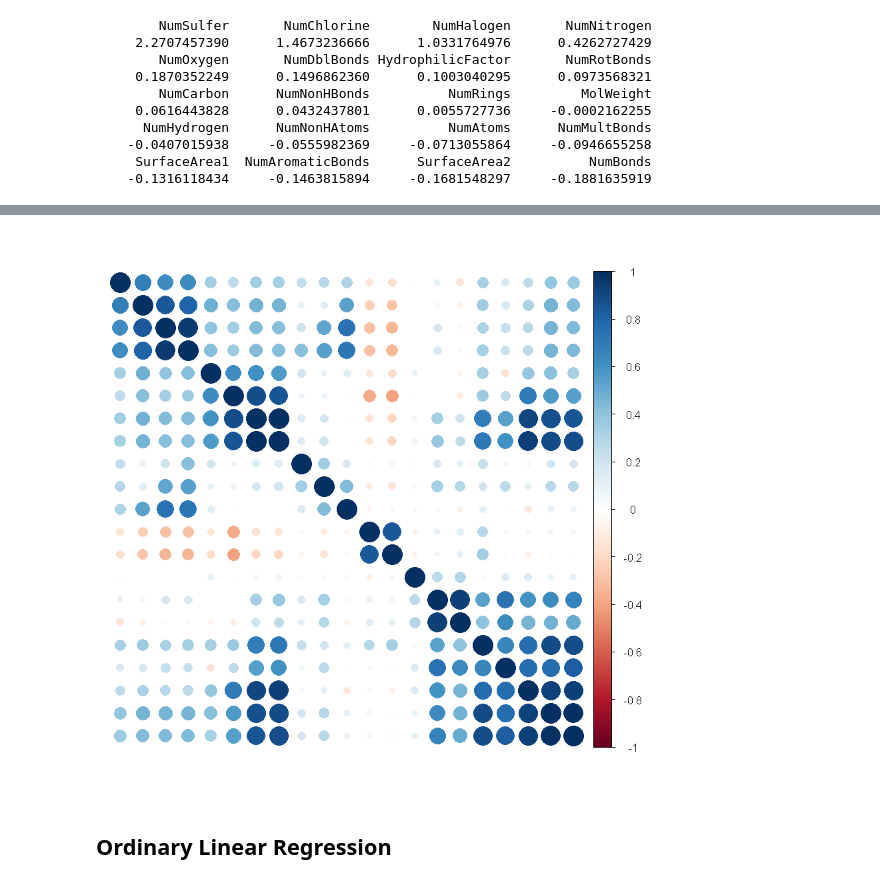
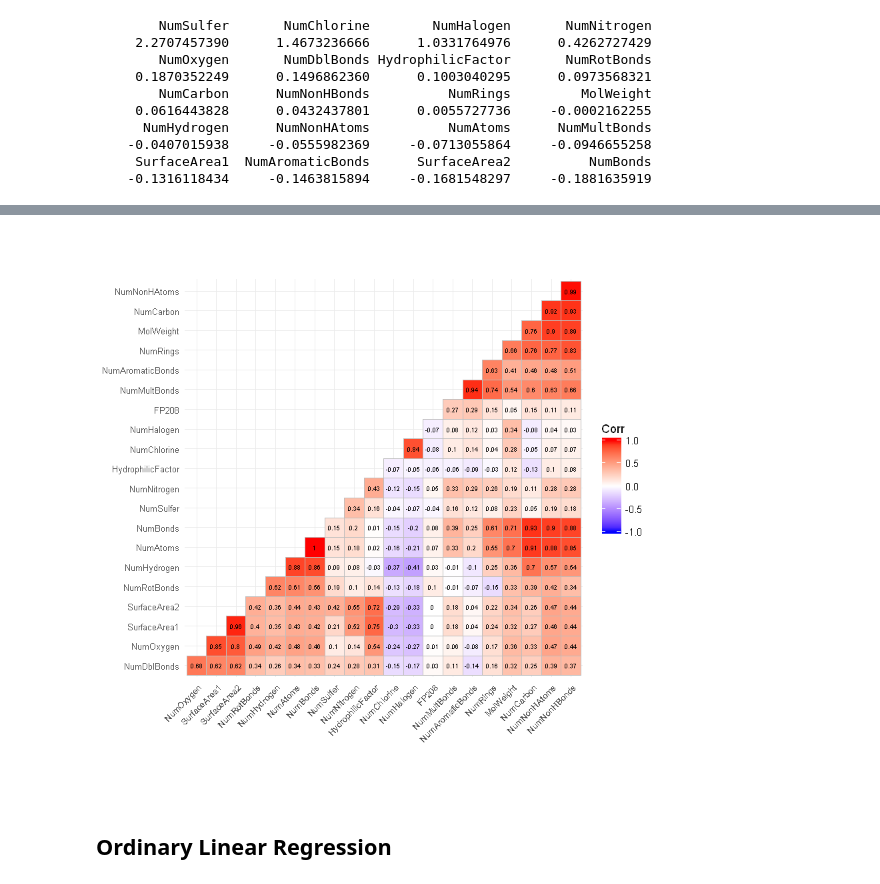
Before and after one commit to Randallzoeng/BookClub, a Jupyter notebook: AppliedPredictiveModeling/Chap. 6 Linear Regression and Its Cousins.ipynb, the cells around one changed output, grey strips where cells are left out. Cells and saved outputs as stored; diff of their text form; code cells hidden in the pictures.

```diff
--- a/AppliedPredictiveModeling/Chap. 6 Linear Regression and Its Cousins.ipynb
+++ b/AppliedPredictiveModeling/Chap. 6 Linear Regression and Its Cousins.ipynb
@@ -102,5 +105,8 @@ HydrophilicFactor       NumDblBonds         NumOxygen       NumHydrogen
 # %%
 #how is the corr
-library(corrplot)
-corrplot(cor(solTrainXtrans[,208:228]), order = "hclust", addgrid.col = NA, tl.pos = "n")
+# library(corrplot)
+# corrplot(cor(solTrainXtrans[,208:228]), type="upper",order = "hclust", addgrid.col = NA, tl.pos = "n")
+library(ggcorrplot)
+ggcorrplot(round(cor(solTrainXtrans[,208:228]),2), hc.order = TRUE, type = "lower", lab = TRUE,lab_size = 2,tl.cex = 8)
+#some  correlations are extremly high
 # %% [output]
@@ -109,4 +113,4 @@ Warning message:
-[figure, old version]
+[figure, new version]
 # %% [markdown]
 ## Ordinary Linear Regression
 # %%
```
Also changed, not shown: parts of 34 cells of this notebook.
